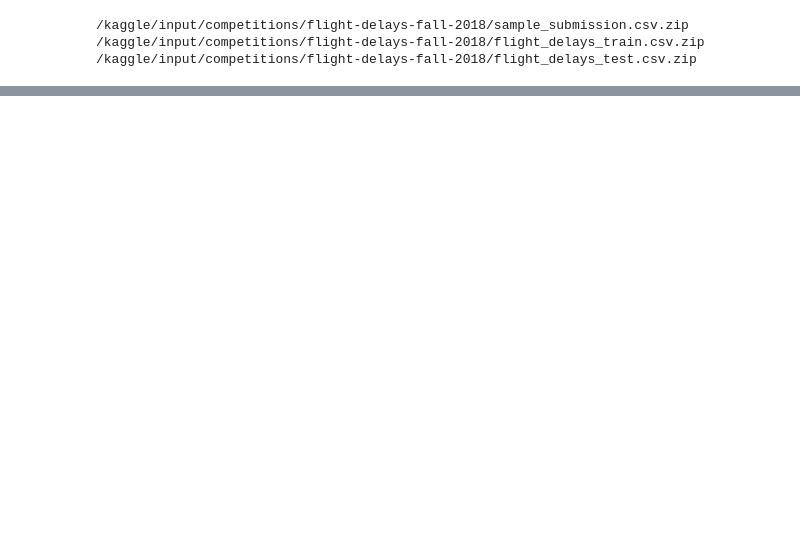
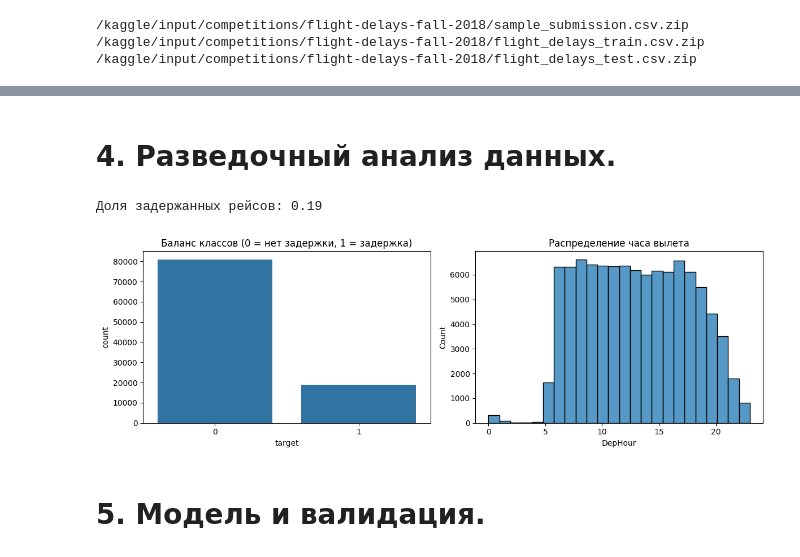
Before and after one commit to boja-HUB/mmz-flight-delays-fall-2018-ml, a Jupyter notebook: notebook482e8dfcc2.ipynb, the cells around one changed output, grey strips where cells are left out. Drawn from its saved outputs; the diff is of its cells as text; code cells hidden in the pictures; blank space fills up the shorter version.

Commit message:
Kaggle Notebook | notebook482e8dfcc2 | version 1

```diff
--- a/notebook482e8dfcc2.ipynb
+++ b/notebook482e8dfcc2.ipynb
@@ -40,0 +45,6 @@ from sklearn.metrics import roc_auc_score
+# %%
+DATA = '/kaggle/input/competitions/flight-delays-fall-2018'
+train = pd.read_csv(f'{DATA}/flight_delays_train.csv.zip')
+test = pd.read_csv(f'{DATA}/flight_delays_test.csv.zip')
+print('train:', train.shape, '| test:', test.shape)
+train.head()
@@ -40,0 +61,18 @@ from sklearn.metrics import roc_auc_score
+# %%
+def transform(df):
+    df = df.copy()
+    # Поля 'c-8', 'c-21', 'c-7' -> целые числа
+    for col in ['Month', 'DayofMonth', 'DayOfWeek']:
+        df[col] = df[col].str.replace('c-', '', regex=False).astype(int)
+    # Час вылета из DepTime (hhmm)
+    df['DepHour'] = (df['DepTime'] // 100).clip(0, 23).astype(int)
+    df['IsWeekend'] = (df['DayOfWeek'] >= 6).astype(int)
+    return df
+train_fe = transform(train)
+test_fe = transform(test)
+# Целевая переменная 'Y'/'N' -> 1/0
+train_fe['target'] = (train_fe['dep_delayed_15min'] == 'Y').astype(int)
+# Сохранение обработанного датасета (load -> transform -> save)
+os.makedirs('/kaggle/working', exist_ok=True)
+train_fe.to_parquet('/kaggle/working/train_processed.parquet', index=False)
+print('Сохранено:', train_fe.shape)
@@ -40,0 +90,16 @@ from sklearn.metrics import roc_auc_score
+# %% [markdown]
+# 4. Разведочный анализ данных.
+# %%
+print('Доля задержанных рейсов:', round(train_fe['target'].mean(), 3))\
+
+fig, axes = plt.subplots(1, 2, figsize=(12, 4))
+sns.countplot(x='target', data=train_fe, ax=axes[0])
+axes[0].set_title('Баланс классов (0 = нет задержки, 1 = задержка)')
+sns.histplot(train_fe['DepHour'], bins=24, ax=axes[1])
+axes[1].set_title('Распределение часа вылета')
+plt.tight_layout(); plt.show()
+# %% [output]
+Доля задержанных рейсов: 0.19
+[figure, added]
+# %% [markdown]
+# 5. Модель и валидация.
```
Also changed, not shown: parts of 15 cells of this notebook.
